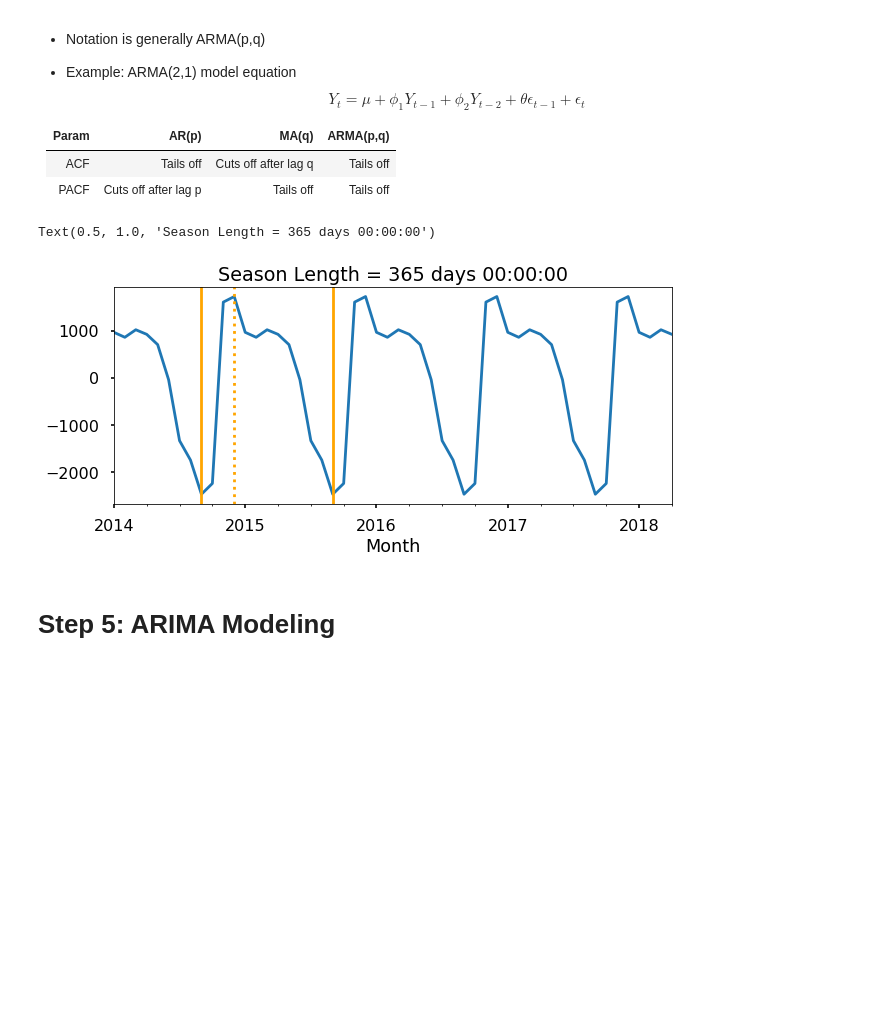
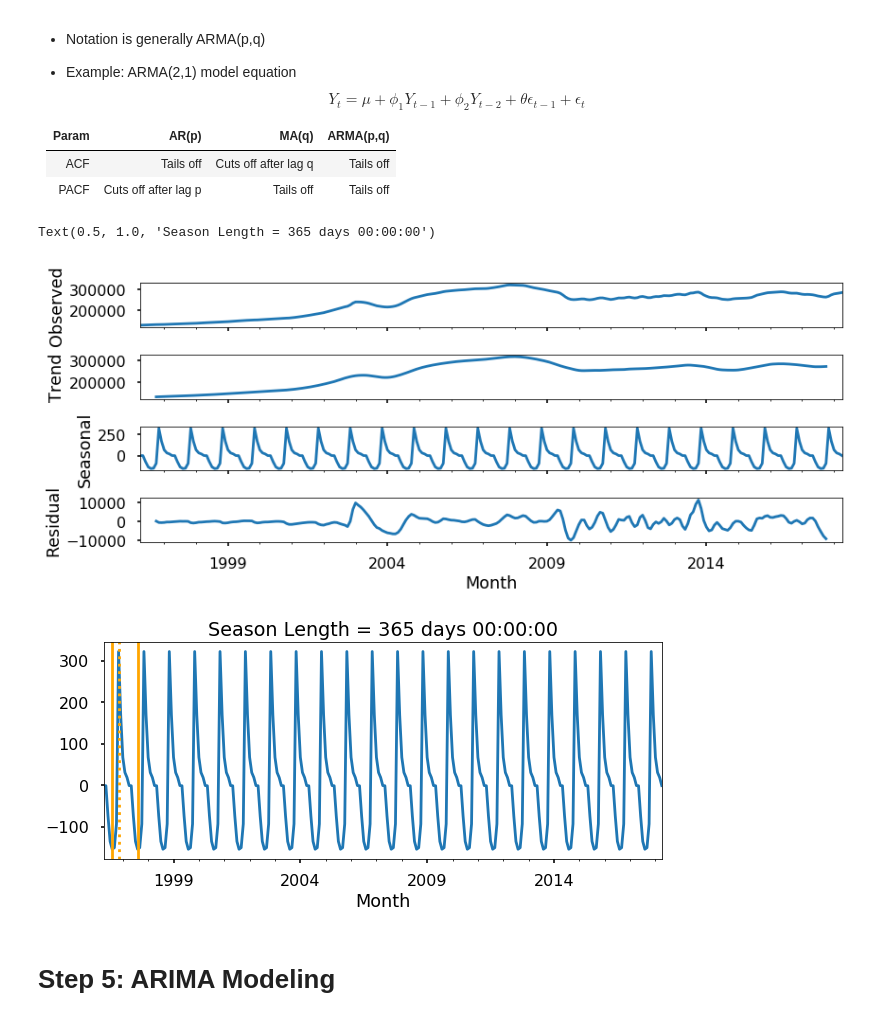
Before and after one commit to jirvingphd/fsds_100719_cohort_notes, a Jupyter notebook: mod_4_starter_notebook_for_SG.ipynb, the cells around one changed output. Drawn from its saved outputs; the diff is of its cells as text; code cells hidden in the pictures; blank space fills up the shorter version.

```diff
--- a/mod_4_starter_notebook_for_SG.ipynb
+++ b/mod_4_starter_notebook_for_SG.ipynb
@@ -268,3 +268,9 @@ fig,ax = plot_ts(df2,zipcodes=[21201,21207,1267,60625])
 [figure]
 # %% [markdown]
 ### MOVING FORWARD WITH 1267
+# %%
+df2.reset_index(inplace=True,level=0,drop=True)
+df2.set_index("Month",inplace=True)
+# %%
+ts =df2.loc[df2['RegionName']==1267]["MeanValue"].rename(1267)
+ts.plot()
@@ -291,7 +292,7 @@ df.head()
 | 2014-04-01 | 58196 | 1001 | Agawam | MA | Springfield | Hampden | 5851 | 2014-04-01 | 184500.0 |
 | 2014-05-01 | 58196 | 1001 | Agawam | MA | Springfield | Hampden | 5851 | 2014-05-01 | 184500.0 |
 # %%
-ts =df.loc[df['RegionName']==1267]["MeanValue"].rename(1267)
-# ts=ts['MeanValue']
-# ts=ts.rename('1267')
-ts
+# ts =df.loc[df['RegionName']==1267]["MeanValue"].rename(1267)
+# # ts=ts['MeanValue']
+# # ts=ts.rename('1267')
+# ts
@@ -361,27 +344,30 @@ plot_acf_pacf(ts)
 |   PACF | Cuts off after lag p  |   Tails off  |  Tails off  |
 # %%
 decomp = seasonal_decompose(ts)
+decomp.plot()
+
 ts_seas = decomp.seasonal
-
+plt.figure()
 ax = ts_seas.plot()
 fig = ax.get_figure()
 fig.set_size_inches(10,4)
 
 
 ## Get min and max idx
 min_ = ts_seas.idxmin()
 max_ = ts_seas.idxmax()
 min_2 = ts_seas.loc[max_:].idxmin()
 
 ax.axvline(min_,label=min_,c='orange')
 ax.axvline(max_,c='orange',ls=':')
 ax.axvline(min_2,c='orange')
 
 period = min_2 - min_
 ax.set_title(f'Season Length = {period}')
 # %% [output]
 Text(0.5, 1.0, 'Season Length = 365 days 00:00:00')
-[figure, old version]
+[figure, new version]
+[figure, added]
 # %% [markdown]
 # Step 5: ARIMA Modeling
 # %%
```
Also changed, not shown: parts of 27 cells of this notebook, 2 other files.
